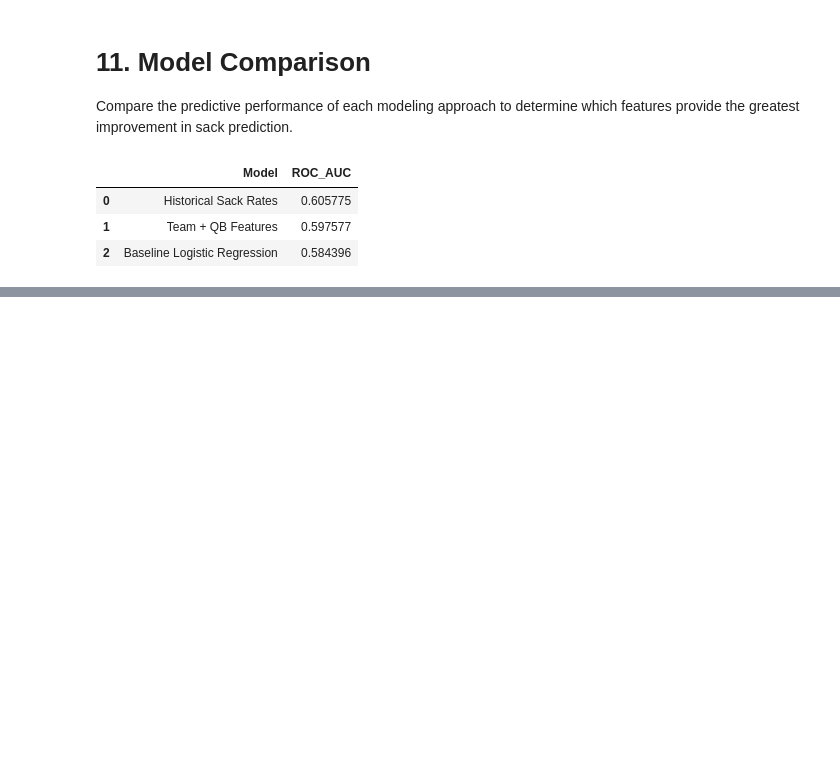
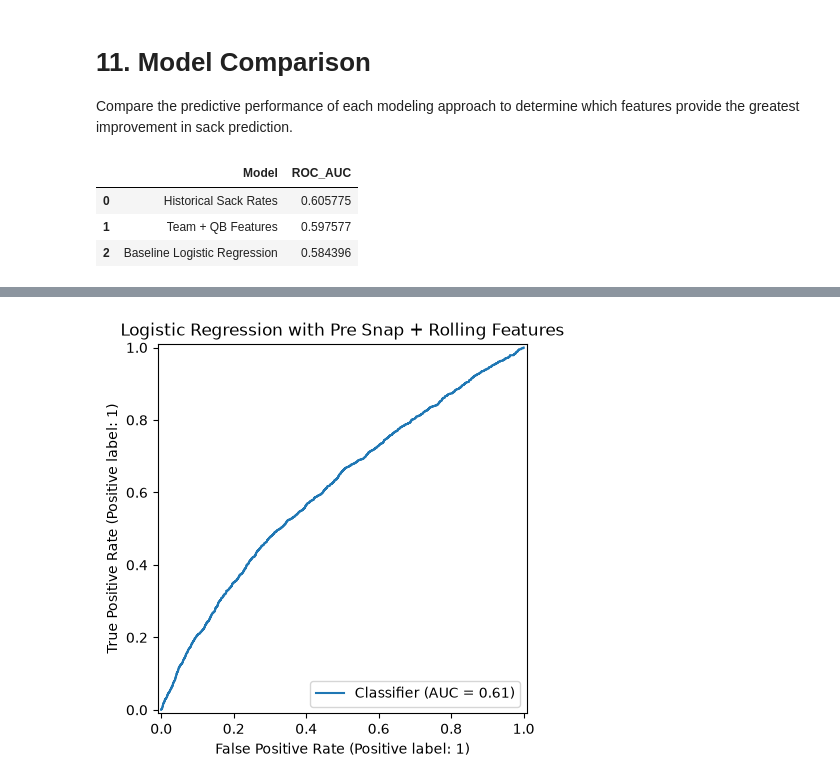
Before and after one commit to ethanfr10/NFL-Sack-Prediction, a Jupyter notebook: notebooks/01_data_exploration.ipynb, the cells around one changed output, grey strips where cells are left out. Saved outputs shown, nothing was run; the diff lists cells and outputs as text; code cells hidden in the pictures; blank space fills up the shorter version.

Commit message:
Section 16 again

```diff
--- a/notebooks/01_data_exploration.ipynb
+++ b/notebooks/01_data_exploration.ipynb
@@ -573,0 +761,18 @@ results
+# %%
+from sklearn.linear_model import LogisticRegression
+from sklearn.metrics import roc_auc_score
+
+model_v4 = LogisticRegression(
+    max_iter=5000
+)
+
+model_v4.fit(X_train, y_train)
+
+pred_probs_v4 = model_v4.predict_proba(X_test)[:,1]
+
+auc_v4 = roc_auc_score(
+    y_test,
+    pred_probs_v4
+)
+
+print(f"Section 12 Feature Model AUC: {auc_v4:.3f}")
@@ -573,0 +789,16 @@ results
+# %%
+RocCurveDisplay.from_predictions(
+    y_test,
+    pred_probs_v4
+)
+
+plt.title("Logistic Regression with Pre Snap + Rolling Features")
+plt.savefig(
+    "../outputs/figures/rolling_features_roc_curve.png",
+    dpi=300,
+    bbox_inches="tight"
+)
+
+plt.show()
+# %% [output]
+[figure, added]
```
Also changed, not shown: parts of 40 cells of this notebook, 3 other files.
